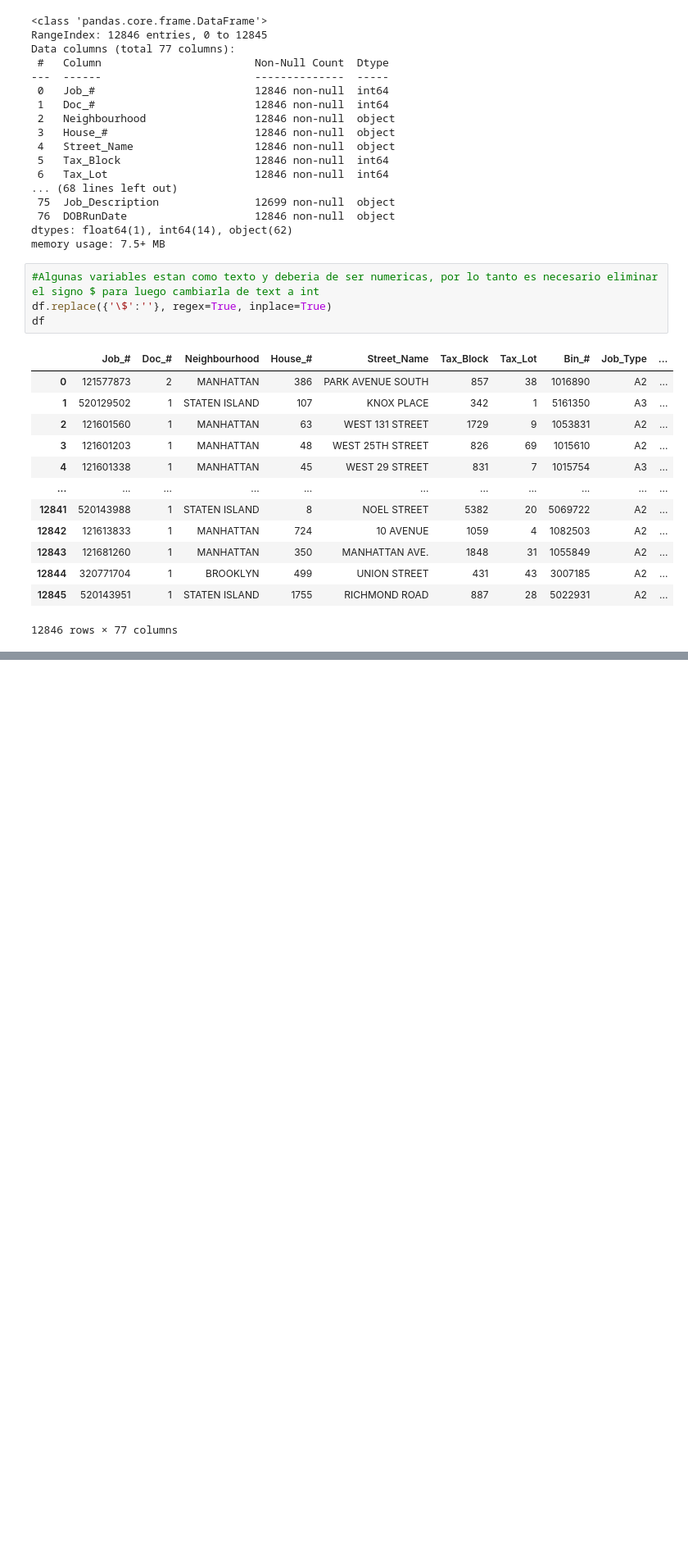
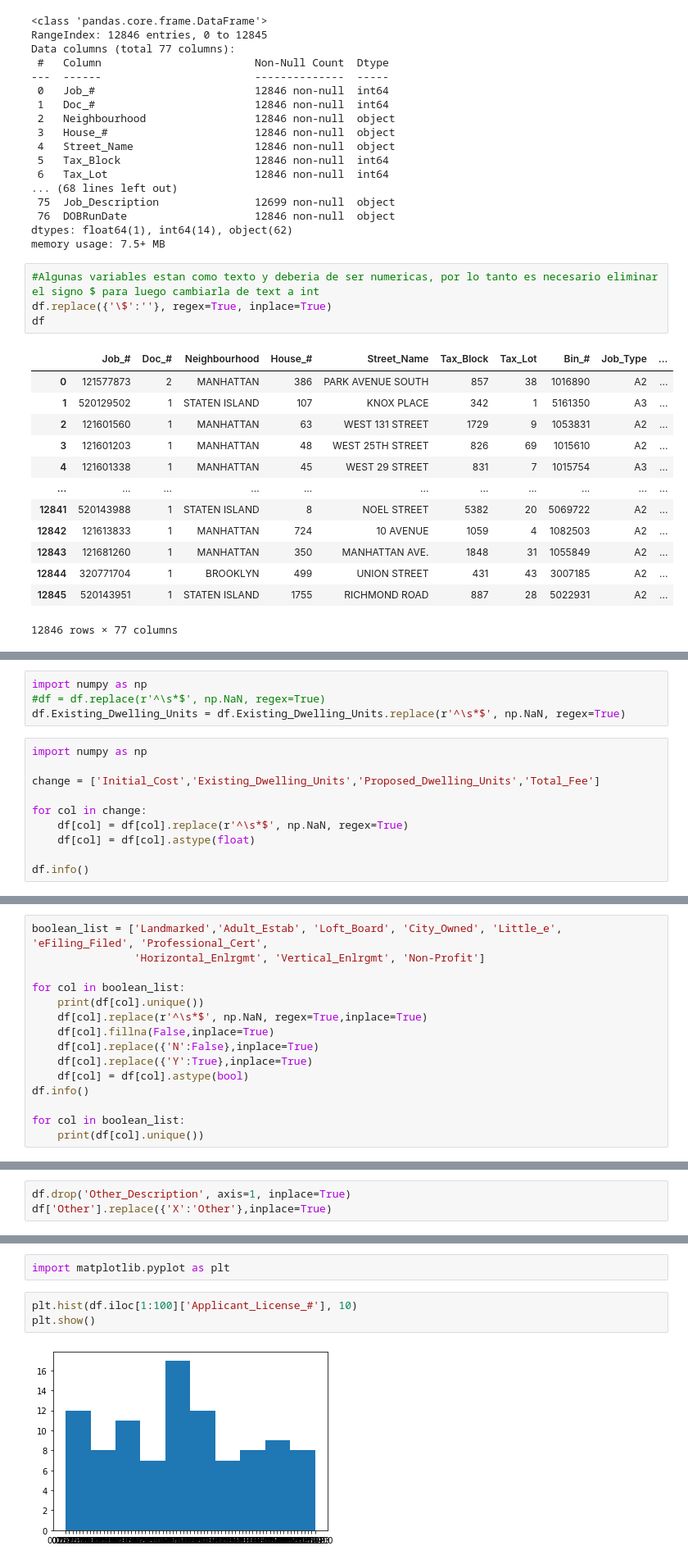
Before and after one commit to crcoronado/Datascience1, a Jupyter notebook: ActividadClase_1.ipynb, the cells around one changed output, grey strips where cells are left out. Shown at 82% size. Drawn from its saved outputs; the diff is of its cells as text; blank space fills up the shorter version.

Commit message:
New Info

```diff
--- a/ActividadClase_1.ipynb
+++ b/ActividadClase_1.ipynb
@@ -241,0 +281,14 @@ df.describe()
+# %%
+import numpy as np
+#df = df.replace(r'^\s*$', np.NaN, regex=True)
+df.Existing_Dwelling_Units = df.Existing_Dwelling_Units.replace(r'^\s*$', np.NaN, regex=True)
+# %%
+import numpy as np
+
+change = ['Initial_Cost','Existing_Dwelling_Units','Proposed_Dwelling_Units','Total_Fee']
+
+for col in change:
+    df[col] = df[col].replace(r'^\s*$', np.NaN, regex=True)
+    df[col] = df[col].astype(float)
+
+df.info()
@@ -241,0 +326,15 @@ df.describe()
+# %%
+boolean_list = ['Landmarked','Adult_Estab', 'Loft_Board', 'City_Owned', 'Little_e', 'eFiling_Filed', 'Professional_Cert',
+                'Horizontal_Enlrgmt', 'Vertical_Enlrgmt', 'Non-Profit']
+
+for col in boolean_list:
+    print(df[col].unique())
+    df[col].replace(r'^\s*$', np.NaN, regex=True,inplace=True)
+    df[col].fillna(False,inplace=True)
+    df[col].replace({'N':False},inplace=True)
+    df[col].replace({'Y':True},inplace=True)
+    df[col] = df[col].astype(bool)
+df.info()
+
+for col in boolean_list:
+    print(df[col].unique())
@@ -241,0 +375,3 @@ df.describe()
+# %%
+df.drop('Other_Description', axis=1, inplace=True)
+df['Other'].replace({'X':'Other'},inplace=True)
@@ -241,0 +414,7 @@ df.describe()
+# %%
+import matplotlib.pyplot as plt
+# %%
+plt.hist(df.iloc[1:100]['Applicant_License_#'], 10)
+plt.show()
+# %% [output]
+[figure, added]
```
Also changed, not shown: parts of 12 cells of this notebook, 1 other file.
